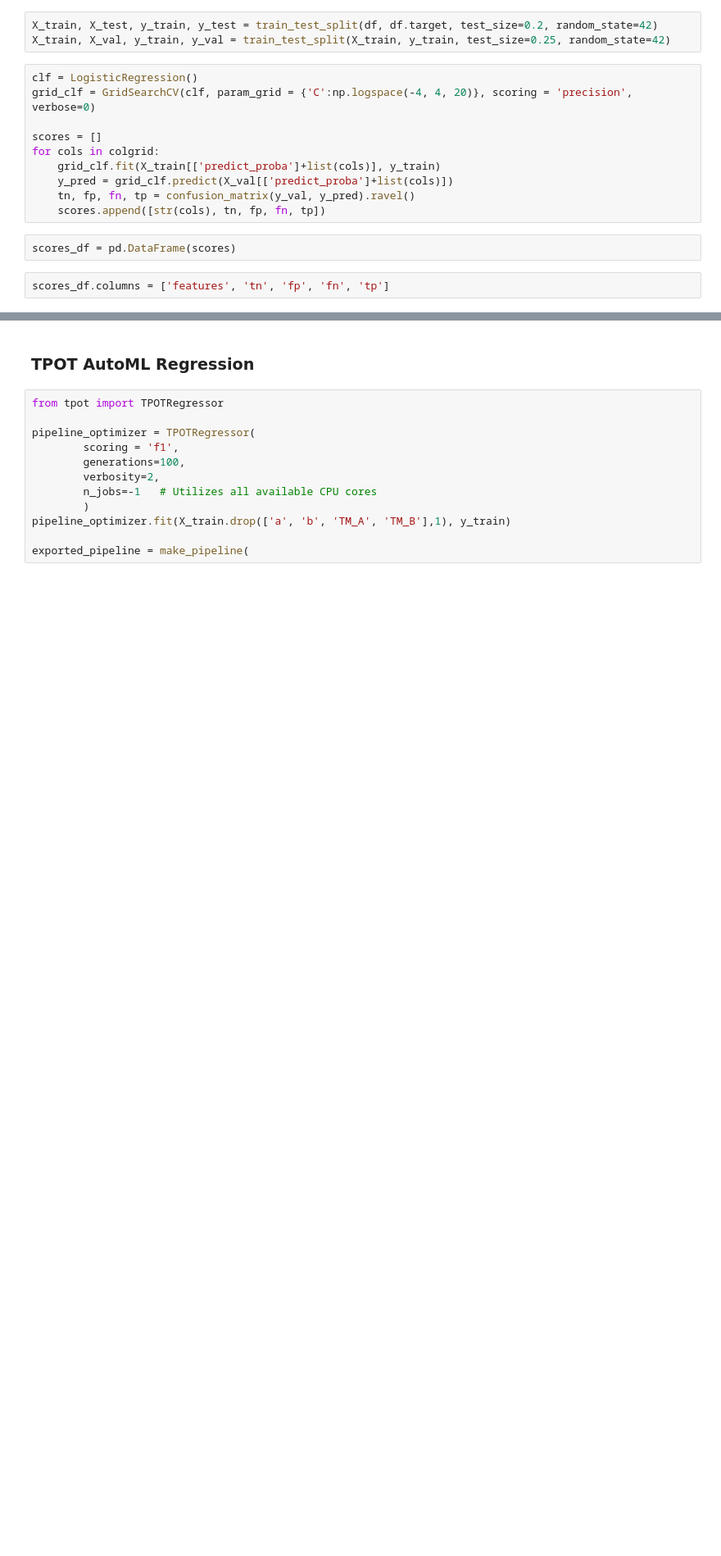
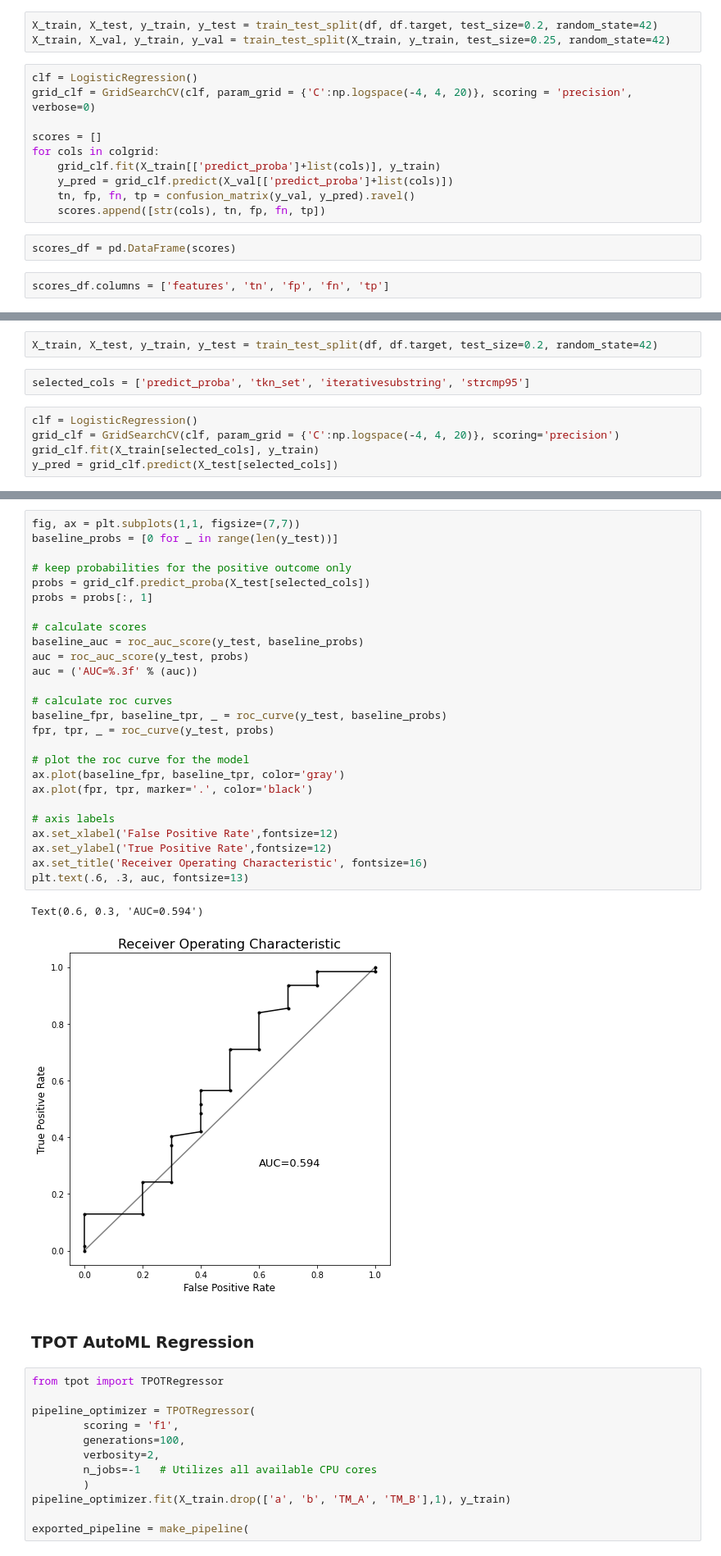
Before and after one commit to nguyens7/InfringeMark, a Jupyter notebook: 02_Modeling.ipynb, the cells around one changed output, grey strips where cells are left out. Shown at 82% size. Saved outputs shown, nothing was run; the diff lists cells and outputs as text; blank space fills up the shorter version.

Commit message:
Model performance

```diff
--- a/02_Modeling.ipynb
+++ b/02_Modeling.ipynb
@@ -434,0 +446,9 @@ scores_df.head()
+# %%
+X_train, X_test, y_train, y_test = train_test_split(df, df.target, test_size=0.2, random_state=42)
+# %%
+selected_cols = ['predict_proba', 'tkn_set', 'iterativesubstring', 'strcmp95']
+# %%
+clf = LogisticRegression()
+grid_clf = GridSearchCV(clf, param_grid = {'C':np.logspace(-4, 4, 20)}, scoring='precision')
+grid_clf.fit(X_train[selected_cols], y_train)
+y_pred = grid_clf.predict(X_test[selected_cols])
@@ -435,3 +489,32 @@ scores_df.head()
+# %%
+fig, ax = plt.subplots(1,1, figsize=(7,7))
+baseline_probs = [0 for _ in range(len(y_test))]
+
+# keep probabilities for the positive outcome only
+probs = grid_clf.predict_proba(X_test[selected_cols])
+probs = probs[:, 1]
+
+# calculate scores
+baseline_auc = roc_auc_score(y_test, baseline_probs)
+auc = roc_auc_score(y_test, probs)
+auc = ('AUC=%.3f' % (auc))
+
+# calculate roc curves
+baseline_fpr, baseline_tpr, _ = roc_curve(y_test, baseline_probs)
+fpr, tpr, _ = roc_curve(y_test, probs)
+
+# plot the roc curve for the model
+ax.plot(baseline_fpr, baseline_tpr, color='gray')
+ax.plot(fpr, tpr, marker='.', color='black')
+
+# axis labels
+ax.set_xlabel('False Positive Rate',fontsize=12)
+ax.set_ylabel('True Positive Rate',fontsize=12)
+ax.set_title('Receiver Operating Characteristic', fontsize=16)
+plt.text(.6, .3, auc, fontsize=13)
+# %% [output]
+Text(0.6, 0.3, 'AUC=0.594')
+[figure, added]
 # %% [markdown]
 ### TPOT AutoML Regression
 # %%
```
Also changed, not shown: parts of 9 cells of this notebook.
